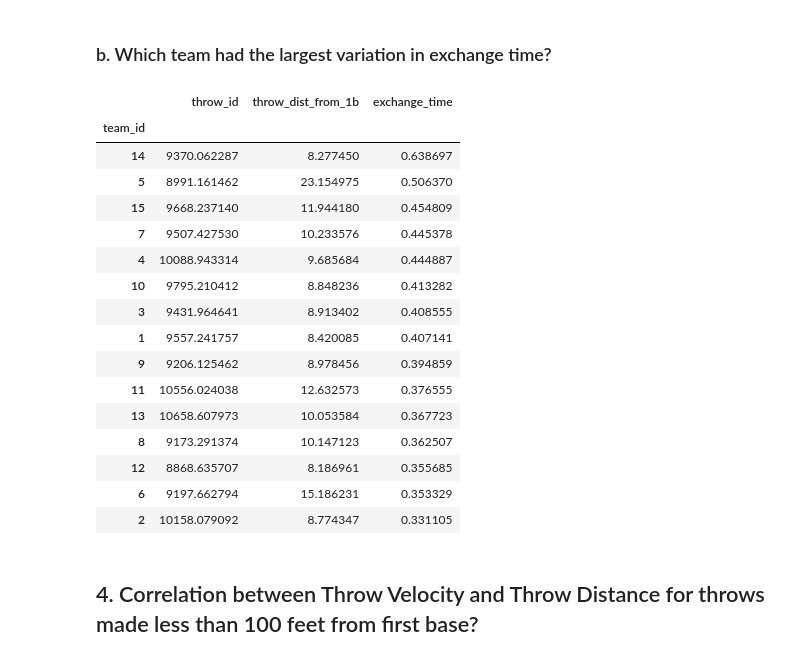
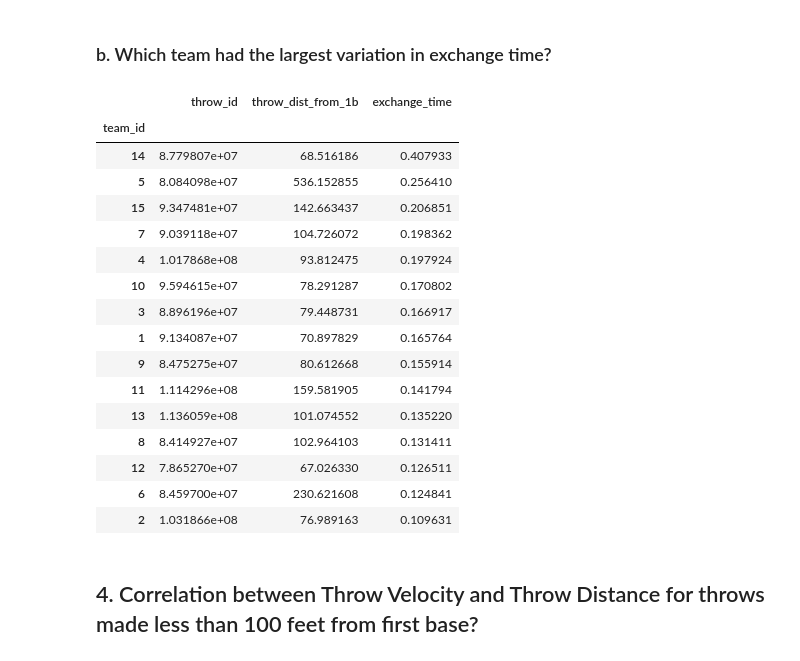
Before and after one commit to sidthakur08/kc-work, a Jupyter notebook: prompts.ipynb, the cells around one changed output. Drawn from its saved outputs; the diff is of its cells as text; code cells hidden in the pictures.

```diff
--- a/prompts.ipynb
+++ b/prompts.ipynb
@@ -165,7 +193,7 @@ perc_90 = np.percentile(infield_data_c['throw_dist_from_1b'], 90)
 throw_above_90 = infield_data_c[infield_data_c['throw_dist_from_1b']>perc_90]
 throw_team_90 = throw_above_90.groupby('team_id')['throw_id','throw_dist_from_1b','exchange_time']
 mean_team_90 = throw_team_90.mean().sort_values('exchange_time')
-std_team_90 = throw_team_90.std().sort_values('exchange_time', ascending=False)
+var_team_90 = throw_team_90.var().sort_values('exchange_time', ascending=False)
 # %% [markdown]
 ###  a. What team had the best average exchange time?
 # %%
@@ -191,25 +219,25 @@ mean_team_90
 # %% [markdown]
 ###  b. Which team had the largest variation in exchange time?
 # %%
-std_team_90
+var_team_90
 # %% [output]
 |  | throw_id | throw_dist_from_1b | exchange_time |
 | team_id |  |  |  |
-| 14 | 9370.062287 | 8.277450 | 0.638697 |
-| 5 | 8991.161462 | 23.154975 | 0.506370 |
-| 15 | 9668.237140 | 11.944180 | 0.454809 |
-| 7 | 9507.427530 | 10.233576 | 0.445378 |
-| 4 | 10088.943314 | 9.685684 | 0.444887 |
-| 10 | 9795.210412 | 8.848236 | 0.413282 |
-| 3 | 9431.964641 | 8.913402 | 0.408555 |
-| 1 | 9557.241757 | 8.420085 | 0.407141 |
-| 9 | 9206.125462 | 8.978456 | 0.394859 |
-| 11 | 10556.024038 | 12.632573 | 0.376555 |
-| 13 | 10658.607973 | 10.053584 | 0.367723 |
-| 8 | 9173.291374 | 10.147123 | 0.362507 |
-| 12 | 8868.635707 | 8.186961 | 0.355685 |
-| 6 | 9197.662794 | 15.186231 | 0.353329 |
-| 2 | 10158.079092 | 8.774347 | 0.331105 |
+| 14 | 8.779807e+07 | 68.516186 | 0.407933 |
+| 5 | 8.084098e+07 | 536.152855 | 0.256410 |
+| 15 | 9.347481e+07 | 142.663437 | 0.206851 |
+| 7 | 9.039118e+07 | 104.726072 | 0.198362 |
+| 4 | 1.017868e+08 | 93.812475 | 0.197924 |
+| 10 | 9.594615e+07 | 78.291287 | 0.170802 |
+| 3 | 8.896196e+07 | 79.448731 | 0.166917 |
+| 1 | 9.134087e+07 | 70.897829 | 0.165764 |
+| 9 | 8.475275e+07 | 80.612668 | 0.155914 |
+| 11 | 1.114296e+08 | 159.581905 | 0.141794 |
+| 13 | 1.136059e+08 | 101.074552 | 0.135220 |
+| 8 | 8.414927e+07 | 102.964103 | 0.131411 |
+| 12 | 7.865270e+07 | 67.026330 | 0.126511 |
+| 6 | 8.459700e+07 | 230.621608 | 0.124841 |
+| 2 | 1.031866e+08 | 76.989163 | 0.109631 |
 # %% [markdown]
 ## 4. Correlation between Throw Velocity and Throw Distance for throws made less than 100 feet from first base?
 # %%
```
Also changed, not shown: parts of 2 cells of this notebook, 1 other file.
